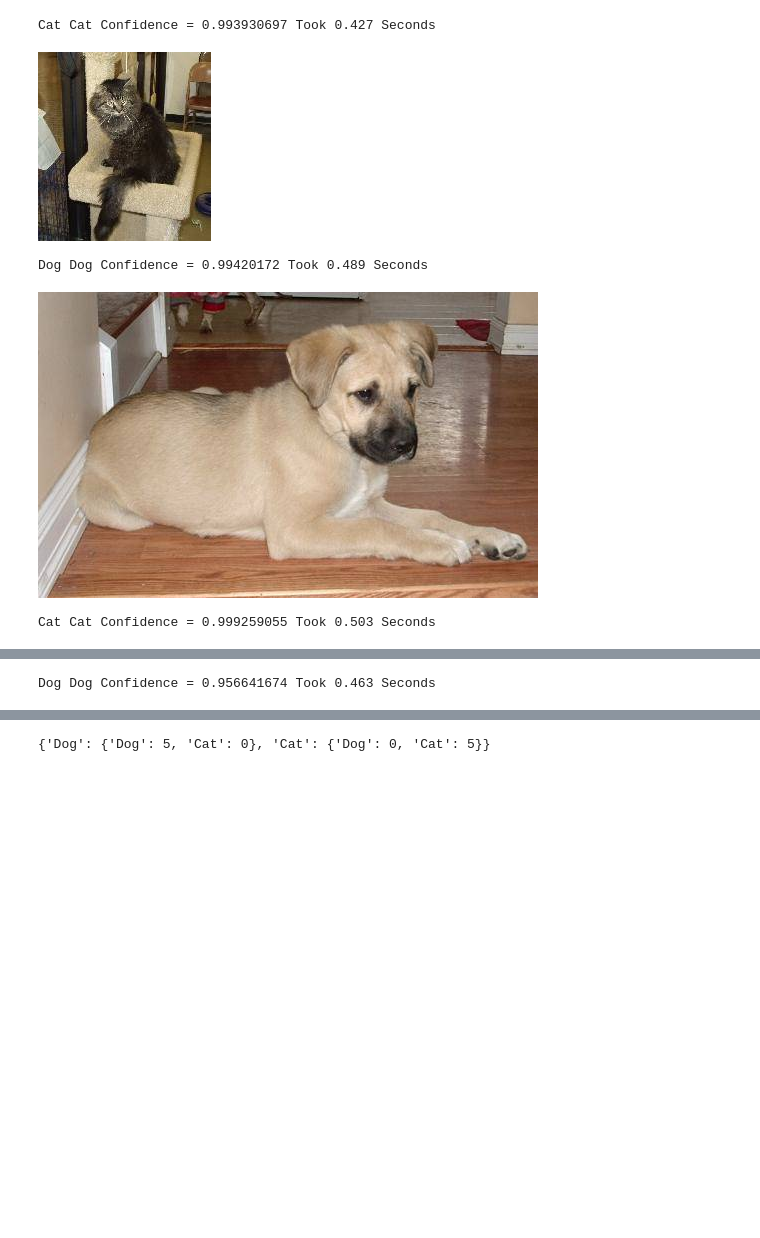
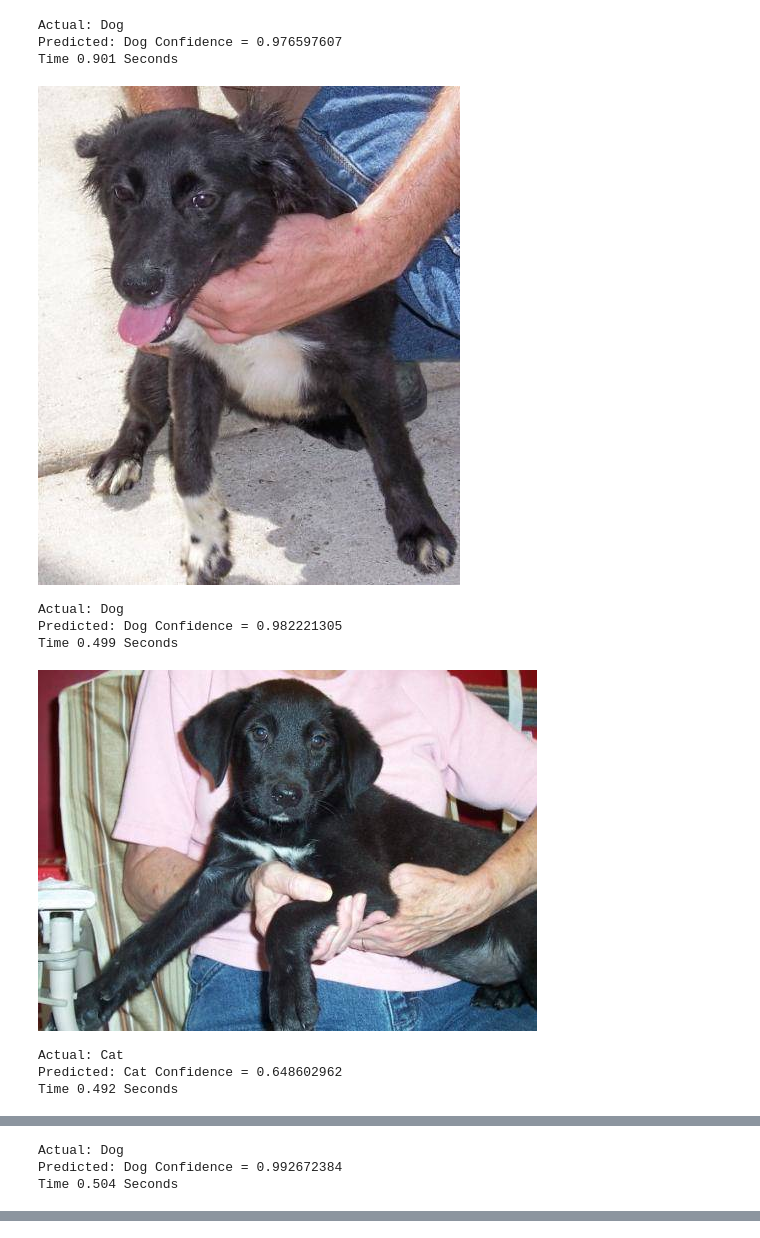
Before and after one commit to jonasberlinma/GoogleImageClassificationSample, a Jupyter notebook: CatDog/CatDogClient.ipynb, the cells around one changed output, grey strips where cells are left out. Drawn from its saved outputs; the diff is of its cells as text; code cells hidden in the pictures; blank space fills up the shorter version.

```diff
--- a/CatDog/CatDogClient.ipynb
+++ b/CatDog/CatDogClient.ipynb
@@ -2,13 +2,11 @@
 import os
 import base64
 import requests
-import random
 import subprocess
-import time
 
 from IPython.display import display, Image
 
-ENDPOINT_ID = "563970300211888128"
+ENDPOINT_ID = "2099345929424338944"
 PROJECT_ID = "vision-ml-first-test"
 
 # This is cheating!!! Instead create an access key and store it in a key store!!!
@@ -21,8 +19,8 @@ END_POINT = "https://us-central1-prediction-aiplatform.googleapis.com/v1alpha1/p
             "/locations/us-central1/endpoints/" + \
             ENDPOINT_ID + ":predict"
 
-image_dir = "images"
-IMAGE_COUNT = 10
+IMAGE_DIR = "images"
+IMAGE_COUNT = 100
 
 REQ_TEMPLATE = '{ \
   "instances": [{ \
@@ -34,50 +32,62 @@ REQ_TEMPLATE = '{ \
   }\
 }'
 # %%
-# Array for collecting stats
+import random
+from enum import Enum
 
-counts={"Dog":{"Dog":0, "Cat":0}, "Cat":{"Dog":0, "Cat":0}}
+# Enum for labeling
+class Label(Enum):
+    Cat = 0
+    Dog = 1
 
-# Find the files
-files_all = os.listdir(image_dir)
+import numpy as np
+counts = np.zeros((2,2))
+
+# Find the files and pull a sample
+files_all = os.listdir(IMAGE_DIR)
 files_sample = random.sample(files_all, IMAGE_COUNT)
 
 for file_name in files_sample:
 
     # Get the image data
-    full_file_name = image_dir + "/" + file_name
+    full_file_name = IMAGE_DIR + "/" + file_name
     in_file = open(full_file_name)
     file_data = in_file.read()
     in_file.close()
 
     # Encode and create request
     file_base64_string = base64 \
                 .b64encode(file_data) \
                 .decode('ascii')
     req_data = REQ_TEMPLATE.replace("REQUEST_DATA", file_base64_string)
 
     # Call the Google API and time it
-    start_time = time.time()
     resp = requests.post(END_POINT, data=req_data, headers=HEADERS)
-    end_time = time.time()
     resp.raise_for_status()
 
     # Pull out the response data and print it
     prediction = resp.json()["predictions"][0]
+
     predicted_label = prediction["displayNames"][0]
-    confidence = prediction["confidences"][0]
     actual_label = file_name[0:3].capitalize()
 
-    print actual_label, predicted_label, \
-           "Confidence =",confidence, \
-           "Took", '{:5.3f}'.format(end_time - start_time), "Seconds"
-    counts[actual_label][predicted_label] += 1
+    print "Actual:", actual_label
+    print "Predicted:", predicted_label, "Confidence =", prediction["confidences"][0]
+    print "Time", '{:5.3f}'.format(resp.elapsed.total_seconds()), "Seconds"
+
+    counts[Label[actual_label].value, Label[predicted_label].value] += 1
 
     #Show the image
     display(Image(full_file_name))
 # %% [output]
-Cat Cat Confidence = 0.993930697 Took 0.427 Seconds
+Actual: Dog
+Predicted: Dog Confidence = 0.976597607
+Time 0.901 Seconds
-[figure, old version]
+[figure, new version]
-Dog Dog Confidence = 0.99420172 Took 0.489 Seconds
+Actual: Dog
+Predicted: Dog Confidence = 0.982221305
+Time 0.499 Seconds
-[figure, old version]
+[figure, new version]
-Cat Cat Confidence = 0.999259055 Took 0.503 Seconds
+Actual: Cat
+Predicted: Cat Confidence = 0.648602962
+Time 0.492 Seconds
@@ -85 +95,3 @@ Cat Cat Confidence = 0.999259055 Took 0.503 Seconds
-Dog Dog Confidence = 0.956641674 Took 0.463 Seconds
+Actual: Dog
+Predicted: Dog Confidence = 0.992672384
+Time 0.504 Seconds
@@ -92,4 +107,0 @@ Cat Cat Confidence = 0.988126159 Took 0.471 Seconds
-# %%
-print counts
-# %% [output]
-{'Dog': {'Dog': 5, 'Cat': 0}, 'Cat': {'Dog': 0, 'Cat': 5}}
```
Also changed, not shown: parts of 2 cells of this notebook.
